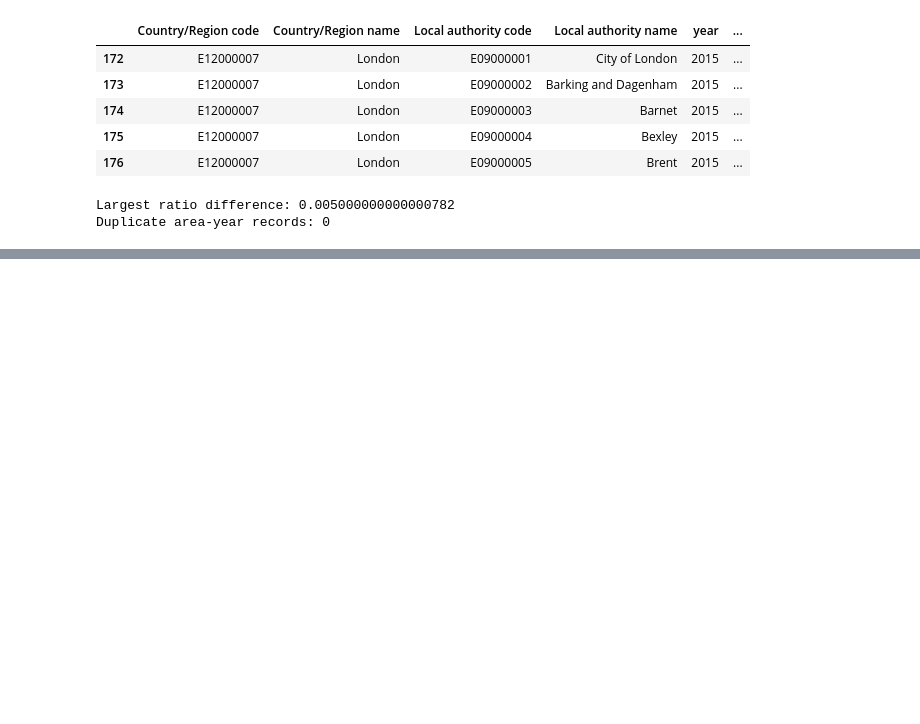
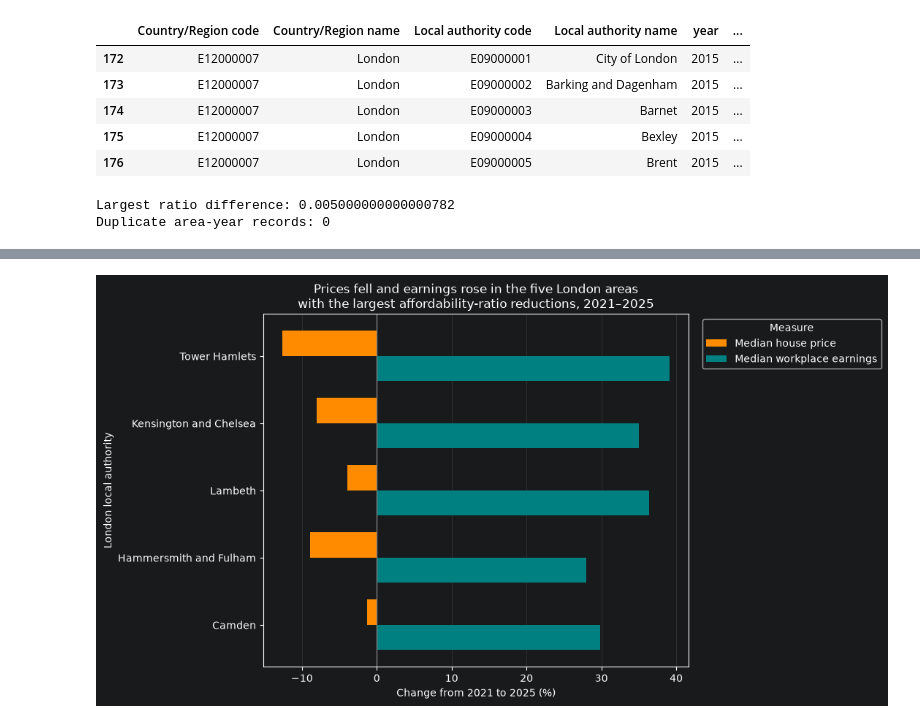
Before and after one commit to mayanaise/london-housing-affordability, a Jupyter notebook: london-housing-affordability.ipynb, the cells around one changed output, grey strips where cells are left out. Drawn from its saved outputs; the diff is of its cells as text; code cells hidden in the pictures; blank space fills up the shorter version.

```diff
--- a/london-housing-affordability.ipynb
+++ b/london-housing-affordability.ipynb
@@ -400,0 +652,38 @@ Duplicate area-year records: 0
+# %%
+# Select the five largest affordability-ratio reductions
+top_five = changes.nsmallest(5, "ratio_change_pct")
+
+plot_data = top_five.set_index("Local authority name")[
+    ["price_change_pct", "earnings_change_pct"]
+].rename(columns={
+    "price_change_pct": "Median house price",
+    "earnings_change_pct": "Median workplace earnings"
+})
+
+ax = plot_data.plot.barh(
+    figsize=(11, 6),
+    color=["darkorange", "teal"],
+    width=0.75
+)
+
+ax.invert_yaxis()
+ax.axvline(0, color="grey", linewidth=1)
+
+ax.set_title(
+    "Prices fell and earnings rose in the five London areas\n"
+    "with the largest affordability-ratio reductions, 2021–2025"
+)
+ax.set_xlabel("Change from 2021 to 2025 (%)")
+ax.set_ylabel("London local authority")
+ax.grid(axis="x", alpha=0.2)
+ax.set_axisbelow(True)
+ax.legend(
+    title="Measure",
+    loc="upper left",
+    bbox_to_anchor=(1.02, 1)
+)
+
+plt.tight_layout()
+plt.show()
+# %% [output]
+[figure, added]
```
Also changed, not shown: parts of 9 cells of this notebook.
